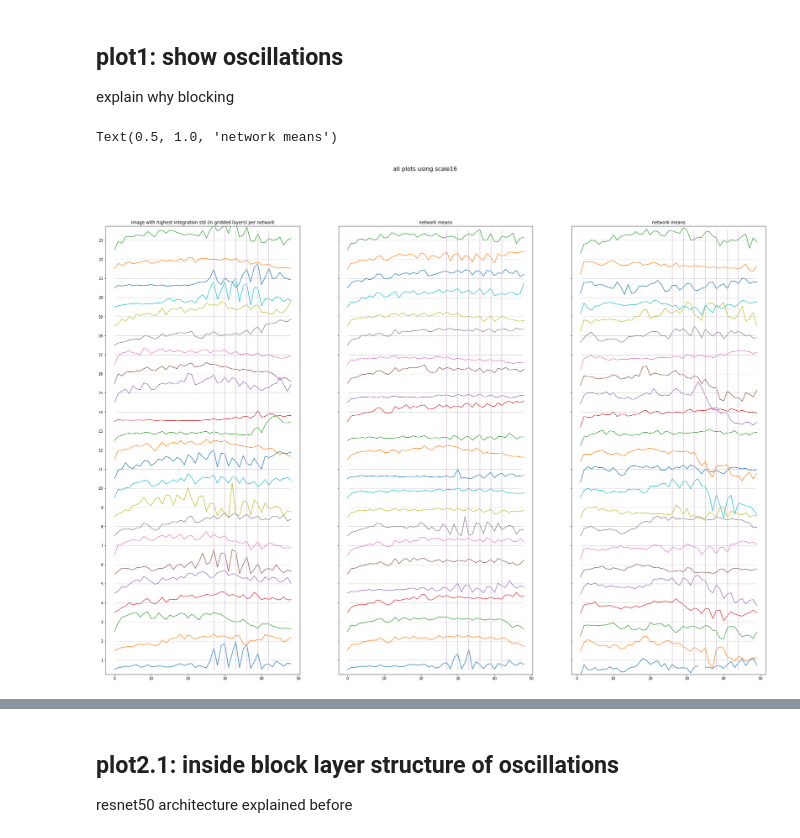
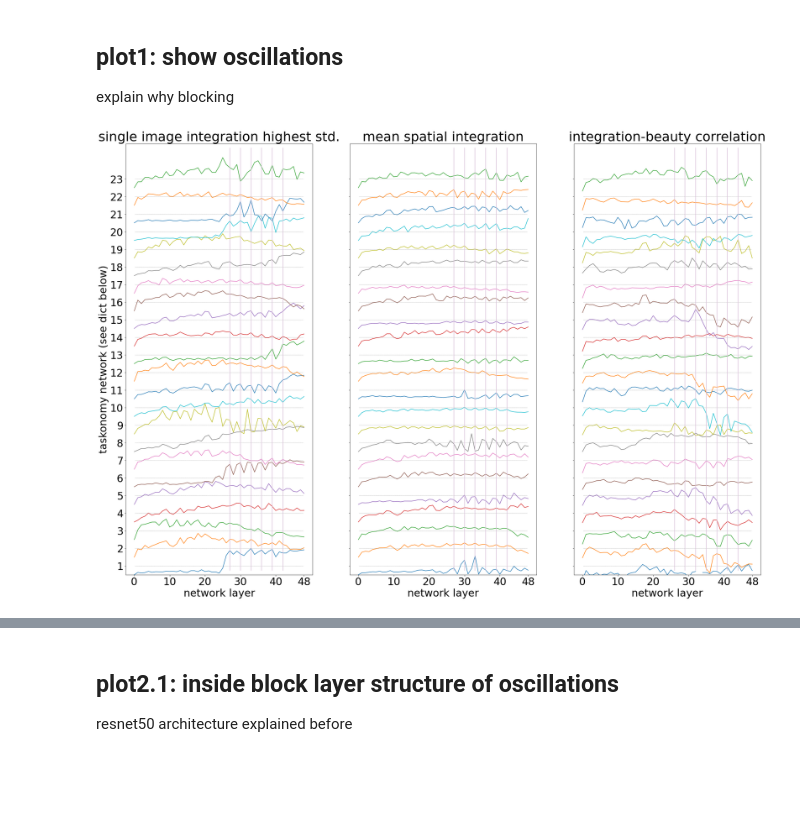
Before and after one commit to toniklenk/analysis-taskonomy, a Jupyter notebook: scripts/ibcorr analysis.ipynb, the cells around one changed output, grey strips where cells are left out. Cells and saved outputs as stored; diff of their text form; code cells hidden in the pictures; blank space fills up the shorter version.

```diff
--- a/scripts/ibcorr analysis.ipynb
+++ b/scripts/ibcorr analysis.ipynb
@@ -684,4 +684,7 @@ for  scale 16
 ## plot1: show oscillations
 explain why blocking
 # %%
-dfc = dfc.loc[(slice(None), "places1", "scale16"), :].droplevel(["scale", "dataset"])
+df1 = dfi.loc[(slice(None), "places1", "scale16"), :].droplevel(["scale", "dataset"])
+df2 = df_ibcorr.loc[(slice(None), "short presentation", "scale16"), :].droplevel(
+    ["scale", "study"]
+)
@@ -700,91 +699,69 @@ df_maxidx = (
 )
 # %%
 # sort by std in all layers
-df_maxidx = dfc.std(axis=1).groupby("model").idxmax().apply(lambda tup: tup[1])
+df_maxidx = df1.std(axis=1).groupby("model").idxmax().apply(lambda tup: tup[1])
 # %%
 # integration
+fig, axes = plt.subplots(1, 3, figsize=(33, 23), sharey=True)
 layers = slice(0, 49)  # first to last layers to plot
 yscaling = 3
-fig, axes = plt.subplots(1, 3, figsize=(33, 23), sharey=True)
-fig.suptitle("all plots using scale16", fontsize=16)
-
-
-# for idst, study in enumerate(STUDY_NAMES):
-#     corr= df_ib.loc[(slice(None),study, 'scale16'),:].droplevel(['scale','study'])
-#     p   = df_p.loc[(slice(None), study,scale),:].droplevel(['scale','study'])
-#     ax = axes[idst]
-
-#     ax.set_yticks(range(len(corr.index))).rename(columns=lambda x:x+1)
-#     #ax.set_yticklabels(corr.index)
-#     ax.set_title(study + ' ' + scale)
+axtitle_fontsize = 38
+axeslabel_fontsize = 30
+x_ticks = np.concatenate([np.arange(0, data.index[-1], 10), np.array([data.index[-1]])])
 
 # individual images
 ax = axes[0]
-
 for y, model in enumerate(MODEL_NAMES):
     maxidx = df_maxidx.loc[model]
-    data = dfc.loc[(model, maxidx), :].iloc[layers]
+    data = df1.loc[(model, maxidx), :].iloc[layers]
     ax.plot(yscaling * data + 2 * y + 3)
     ax.axhline(
         y=2 * y + 1, color="grey", linestyle="--", linewidth=0.5, xmin=0.05, xmax=0.95
     )
-
 for layer in range(27, 45, 3):
     ax.axvline(layer, color="thistle", ymin=0.01, ymax=0.99)
-
+ax.set_title("single image integration highest std.", fontsize=axtitle_fontsize)
+ax.set_xlabel("network layer", fontsize=axeslabel_fontsize)
+ax.set_xticks(x_ticks)
+ax.set_xticklabels(x_ticks, fontsize=axeslabel_fontsize)
+# shared y-axis
 ax.set_ylim(0, 23 * 2 + 3)
 ax.set_yticks(range(1, 23 * 2, 2))
-ax.set_yticklabels(range(1, 23 + 1))
-ax.set_title("image with highest integration std (in gridded layers) per network")
+ax.set_yticklabels(range(1, 23 + 1), fontsize=axeslabel_fontsize)
+ax.set_ylabel("taskonomy network (see dict below)", fontsize=axeslabel_fontsize)
 
 
 # network median
 ax = axes[1]
-tmp = dfc.groupby("model").median()
+tmp = df1.groupby("model").median()
 for y, model in enumerate(MODEL_NAMES):
     ax.plot(yscaling * tmp.iloc[y, layers] + 2 * y + 3)
     ax.axhline(
         y=2 * y + 1, color="grey", linestyle="--", linewidth=0.5, xmin=0.05, xmax=0.95
     )
-
 for layer in range(27, 45, 3):
     ax.axvline(layer, color="thistle", ymin=0.01, ymax=0.99)
-
-ax.set_ylim(-0.5, 23 * 2 + 0.5)
-ax.set_yticks(range(1, 23 * 2, 2))
-ax.set_yticklabels(range(1, 23 + 1))
-ax.set_title("network means")
+ax.set_title("mean spatial integration", fontsize=axtitle_fontsize)
+ax.set_xlabel("network layer", fontsize=axeslabel_fontsize)
+ax.set_xticks(x_ticks)
+ax.set_xticklabels(x_ticks, fontsize=axeslabel_fontsize)
 
 
 # ibcorr
 ax = axes[2]
 for y, model in enumerate(MODEL_NAMES):
-    ax.plot(2 * yscaling * df_ib.loc[model] + 2 * y)
+    ax.plot(2 * yscaling * df2.loc[model] + 2 * y)
     ax.axhline(
         y=2 * y + 1, color="grey", linestyle="--", linewidth=0.5, xmin=0.05, xmax=0.95
     )
-
 for layer in range(26, 45, 3):
     ax.axvline(layer, color="thistle", ymin=0.01, ymax=0.99)
-
-ax.set_ylim(-0.5, 23 * 2 + 0.5)
-ax.set_yticks(range(1, 23 * 2, 2))
-ax.set_yticklabels(range(1, 23 + 1))
-ax.set_title("network means")
-
-
-# # Add legends, labels, and title
-# ax.legend()
-# ax.set_xlabel('X-axis')
-# ax.set_ylabel('Y-axis')
-#
-
-# # Show the plot
-# plt.show()
-# plt.tight_layout()
+ax.set_title("integration-beauty correlation", fontsize=axtitle_fontsize)
+ax.set_xlabel("network layer", fontsize=axeslabel_fontsize)
+ax.set_xticks(x_ticks)
+ax.set_xticklabels(x_ticks, fontsize=axeslabel_fontsize)
 # %% [output]
-Text(0.5, 1.0, 'network means')
-[figure, old version]
+[figure, new version]
 # %%
 # ibcorr
 # unblocked view of scale16
```
Also changed, not shown: parts of 5 cells of this notebook, 5 other files.
